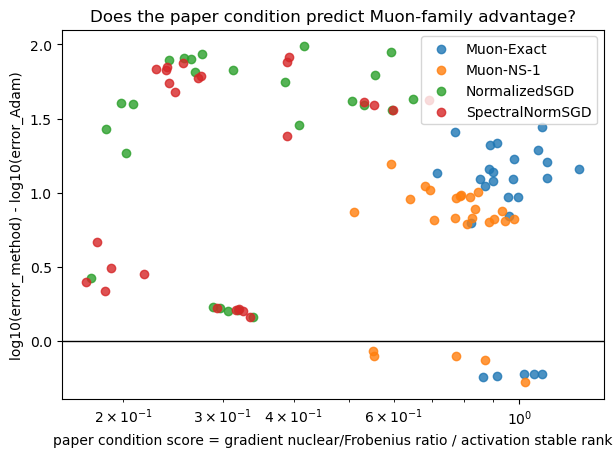
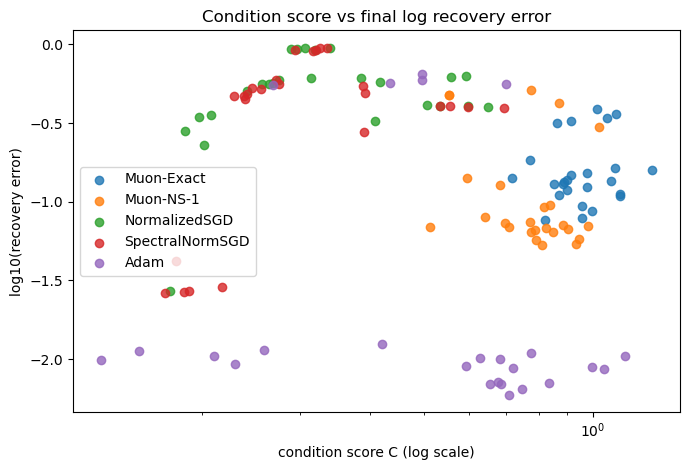
Unified diff of the notebook cell whose output changed from the first chart to the second:
--- before
+++ after
@@ -1,13 +1,15 @@
-baseline = run_summary[run_summary["algo"] == "Adam"][["setting", "seed", "recovery_error"]].rename(columns={"recovery_error": "adam_error"})
-muon_rows = run_summary[run_summary["algo"].isin(["Muon-Exact", "Muon-NS-1", "NormalizedSGD", "SpectralNormSGD"])].merge(baseline, on=["setting", "seed"], how="inner")
-muon_rows["log_error_gap_vs_adam"] = np.log10(muon_rows["recovery_error"].clip(lower=1e-12)) - np.log10(muon_rows["adam_error"].clip(lower=1e-12))
+PLOT_ALGOS = ["Muon-Exact", "Muon-NS-1", "NormalizedSGD", "SpectralNormSGD", "Adam"]
+condition_error_rows = run_summary[run_summary["algo"].isin(PLOT_ALGOS)].copy()
+condition_error_rows["log_recovery_error"] = np.log10(condition_error_rows["recovery_error"].clip(lower=1e-12))
+
 fig, ax = plt.subplots(figsize=(7, 4.8))
-for algo, group in muon_rows.groupby("algo", observed=True):
-    ax.scatter(group["condition_score"], group["log_error_gap_vs_adam"], label=algo, alpha=0.8)
-ax.axhline(0.0, color="black", linewidth=1)
+for algo in PLOT_ALGOS:
+    group = condition_error_rows[condition_error_rows["algo"] == algo]
+    ax.scatter(group["condition_score"], group["log_recovery_error"], label=algo, alpha=0.8)
 ax.set_xscale("log")
-ax.set_xlabel("paper condition score = gradient nuclear/Frobenius ratio / activation stable rank")
-ax.set_ylabel("log10(error_method) - log10(error_Adam)")
-ax.set_title("Does the paper condition predict Muon-family advantage?")
+ax.set_xlabel("condition score C (log scale)")
+ax.set_ylabel("log10(recovery error)")
+ax.set_title("Condition score vs final log recovery error")
 ax.legend()
+fig.tight_layout()
 plt.show()

Commit: Plot E11 condition score against log error